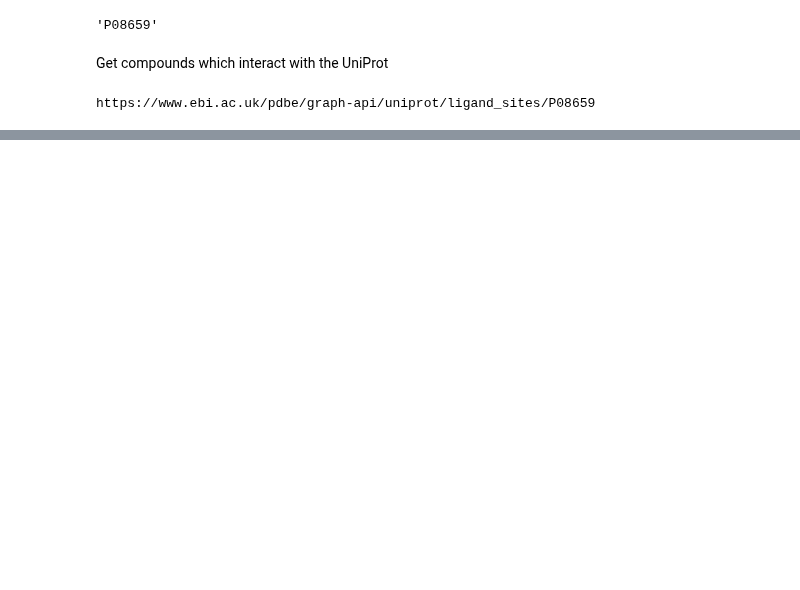
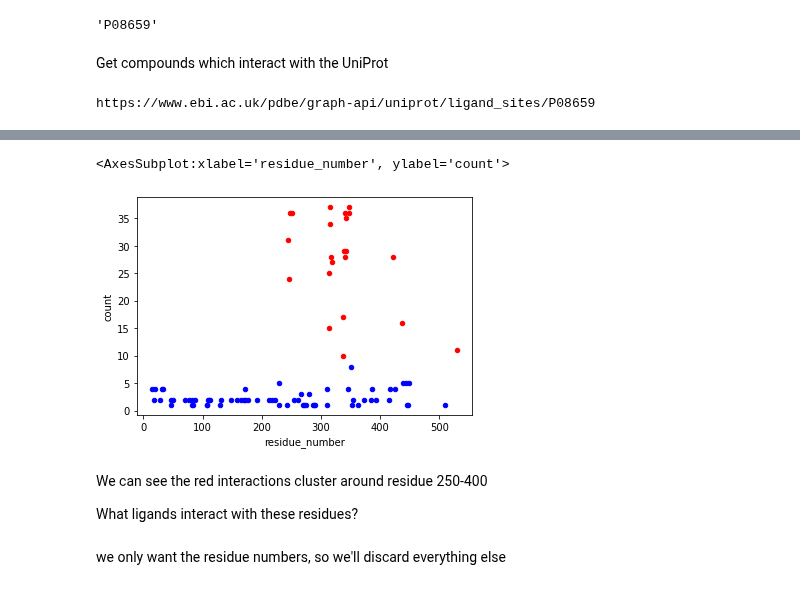
Before and after one commit to PDBeurope/pdbe-api-training, a Jupyter notebook: summer_school_2020/section3 - more information about UniProts.ipynb, the cells around one changed output, grey strips where cells are left out. Cells and saved outputs as stored; diff of their text form; code cells hidden in the pictures; blank space fills up the shorter version.

```diff
--- a/summer_school_2020/section3 - more information about UniProts.ipynb
+++ b/summer_school_2020/section3 - more information about UniProts.ipynb
@@ -82,0 +142,11 @@ df2.head()
+# %%
+fig, ax = plt.subplots() # this makes one plot with an axis "ax" which we can add several plots to
+df4.query('count <= {}'.format(mean_value)).plot.scatter(x='residue_number', y='count', color='blue', ax=ax)
+df4.query('count > {}'.format(mean_value)).plot.scatter(x='residue_number', y='count', color='red', ax=ax)
+# %% [output]
+<AxesSubplot:xlabel='residue_number', ylabel='count'>
+[figure, added]
+# %% [markdown]
+We can see the red interactions cluster around residue 250-400
+
+What ligands interact with these residues?
@@ -82,0 +155,2 @@ df2.head()
+# %% [markdown]
+we only want the residue numbers, so we'll discard everything else
```
Also changed, not shown: parts of 27 cells of this notebook, 1 other file.
